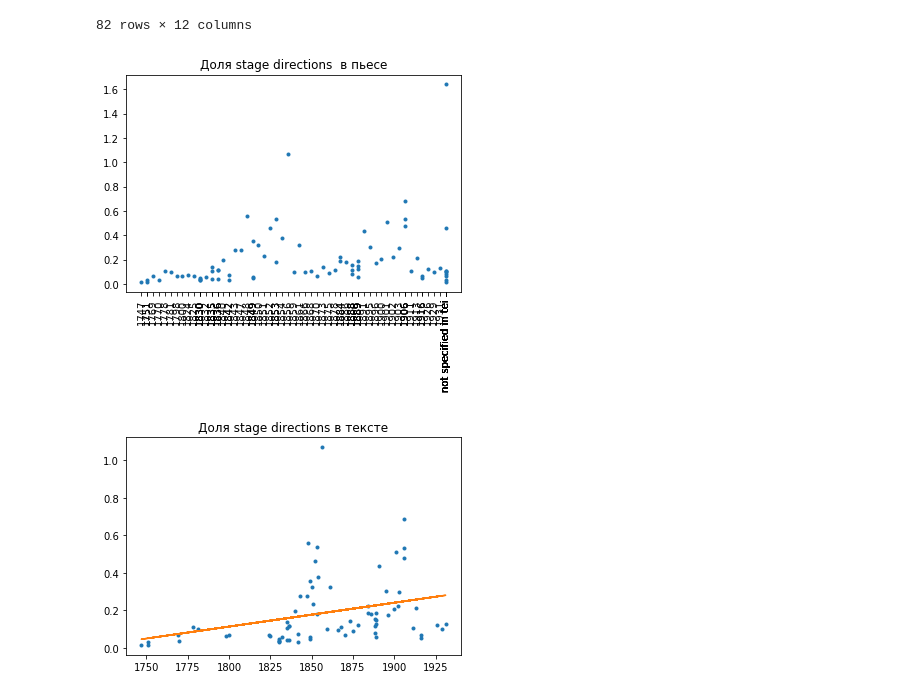
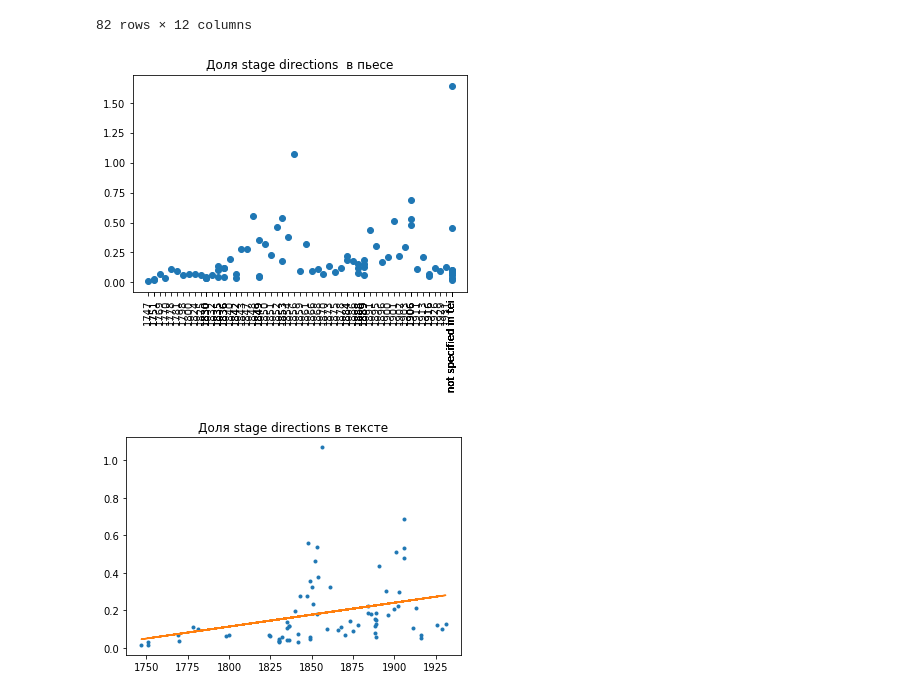
Before and after one commit to lehkost/RusDraCor, a Jupyter notebook: Calculating_stuff_in_plays/EpificationOfRussianDrama/RusDraCor Stage Directions Quantiative & Linguistic Analysis by Danya S..ipynb, the cells around one changed output. Drawn from its saved outputs; the diff is of its cells as text; code cells hidden in the pictures.

Commit message:
updated stage parsing notebook
updated stage parsing notebook

```diff
--- a/Calculating_stuff_in_plays/EpificationOfRussianDrama/RusDraCor Stage Directions Quantiative & Linguistic Analysis by Danya S..ipynb
+++ b/Calculating_stuff_in_plays/EpificationOfRussianDrama/RusDraCor Stage Directions Quantiative & Linguistic Analysis by Danya S..ipynb
@@ -154,8 +156,8 @@ gogol-tjazhba.xml
 DONE PARSING
 # %%
 import pandas as pd
-stages_data = pd.read_csv (results+outfilename, sep='\t')
-stages_data
+raw_stages_data = pd.read_csv (results+outfilename, sep='\t')
+raw_stages_data
 # %% [output]
 |  | play name | written | print | number of stages | len_stages_words | len_speeches_words | ... |
 | 0 | Сцены из рыцарских времен | 1835 | 1837 | 38 | 283 | 6558 | ... |
@@ -177,14 +179,14 @@ stages_data
 82 rows × 12 columns
 # %%
 import matplotlib.pyplot as plt ## импортируем матплотлиб
-written = stages_data['written'] #дата написания -- в ось икс
-stagestospeeches = stages_data['stages_to_speeches_ratio'] #Доля stage directions относительно реплик
+written = raw_stages_data['written'] #дата написания -- в ось икс
+stagestospeeches = raw_stages_data['stages_to_speeches_ratio'] #Доля stage directions относительно реплик
 plt.title('Доля stage directions  в пьесе')
-plt.plot(written, stagestospeeches, '.') ## нарисуем скаттерплот
-#plt.scatter(written, stagestospeeches) # альт. версия с функцией scatter для скаттерплота
+#plt.plot(written, stagestospeeches, '.') ## нарисуем скаттерплот
+plt.scatter(written, stagestospeeches) # альт. версия с функцией scatter для скаттерплота
 plt.xticks(written, written, rotation='vertical') # чтобы подписи иксов были вертикальны
 plt.show()
 # %% [output]
-[figure, old version]
+[figure, new version]
 # %%
 # уберем ребят без даты написания
```
Also changed, not shown: parts of 4 cells of this notebook.
